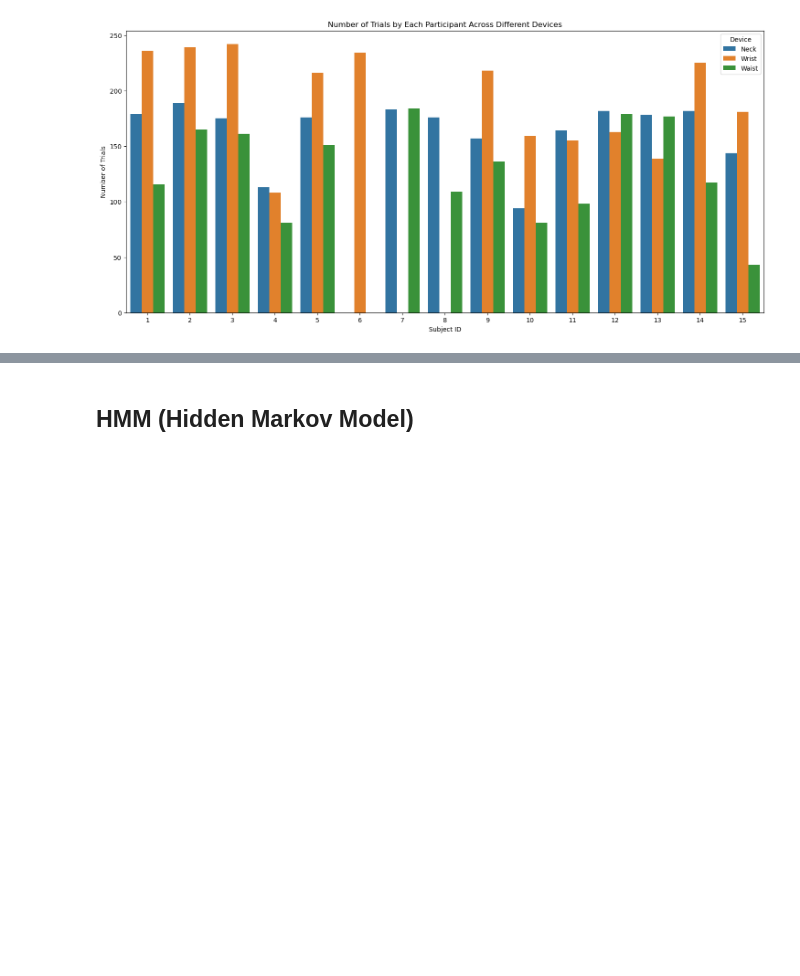
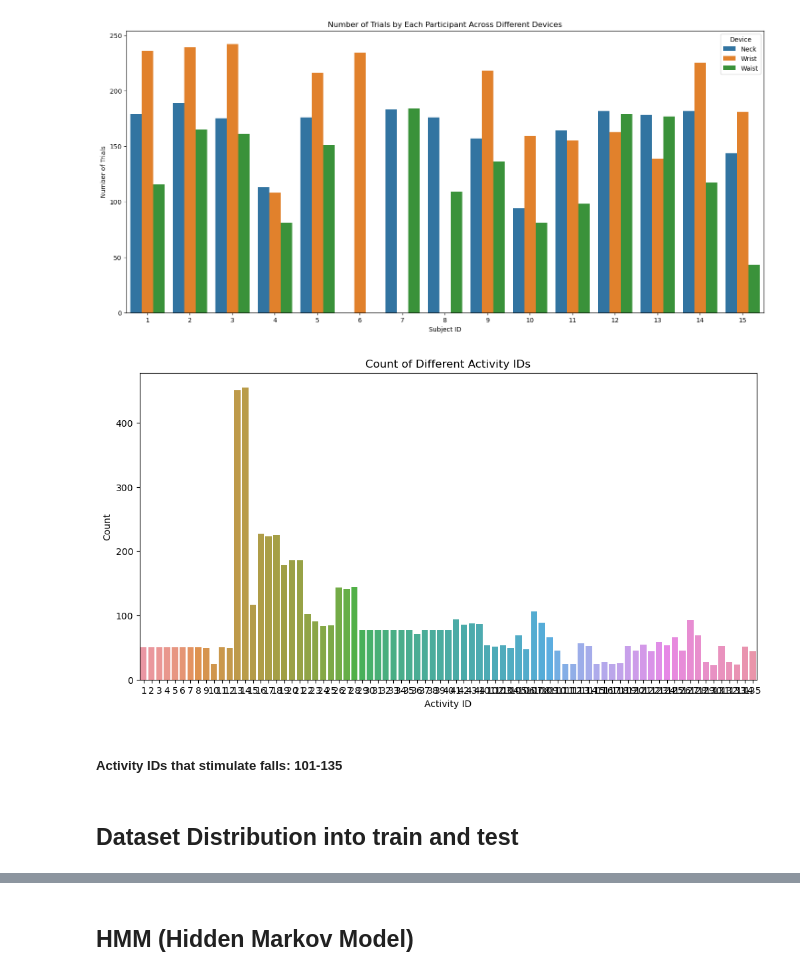
Before and after one commit to Archie138/F20PA-Fall-Detection, a Jupyter notebook: F20PA.ipynb, the cells around one changed output, grey strips where cells are left out. Saved outputs shown, nothing was run; the diff lists cells and outputs as text; code cells hidden in the pictures; blank space fills up the shorter version.

```diff
--- a/F20PA.ipynb
+++ b/F20PA.ipynb
@@ -165,3 +181,17 @@ plt.legend(title='Device')
 plt.show()
 # %% [output]
 [figure]
+# %%
+# Plotting the count of different Activity IDs
+plt.figure(figsize=(12, 6))
+sns.countplot(x='ActivityID', data=fd)
+plt.title('Count of Different Activity IDs')
+plt.xlabel('Activity ID')
+plt.ylabel('Count')
+plt.show()
+# %% [output]
+[figure, added]
+# %% [markdown]
+##### Activity IDs that stimulate falls: 101-135
+# %% [markdown]
+## Dataset Distribution into train and test
```
Also changed, not shown: parts of 5 cells of this notebook.
